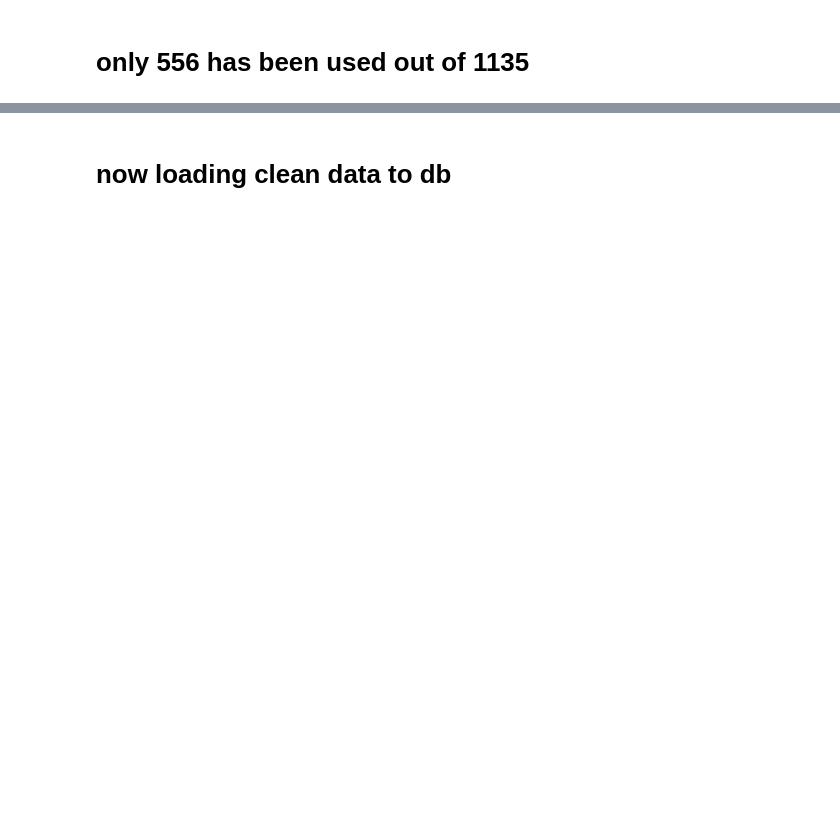
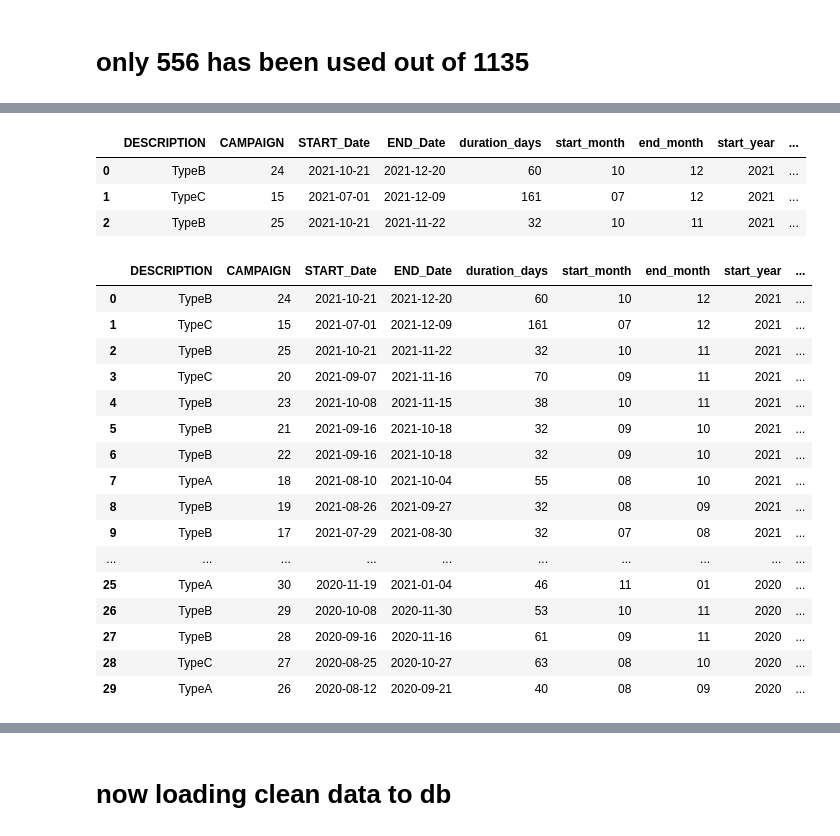
Before and after one commit to smithparekh/Retail-Analysis, a Jupyter notebook: Retail_Analysis.ipynb, the cells around one changed output, grey strips where cells are left out. Drawn from its saved outputs; the diff is of its cells as text; code cells hidden in the pictures; blank space fills up the shorter version.

```diff
--- a/Retail_Analysis.ipynb
+++ b/Retail_Analysis.ipynb
@@ -443,2 +629,7 @@ commodity_coupon
 # %%
-CAMPAIGN_DESC_RAW.drop(['START_DAY','END_DAY'],axis=1,inplace=True)
+CAMPAIGN_DESC_RAW.head(3)
+# %% [output]
+|  | DESCRIPTION | CAMPAIGN | START_Date | END_Date | duration_days | start_month | end_month | start_year | ... |
+| 0 | TypeB | 24 | 2021-10-21 | 2021-12-20 | 60 | 10 | 12 | 2021 | ... |
+| 1 | TypeC | 15 | 2021-07-01 | 2021-12-09 | 161 | 07 | 12 | 2021 | ... |
+| 2 | TypeB | 25 | 2021-10-21 | 2021-11-22 | 32 | 10 | 11 | 2021 | ... |
@@ -452,0 +640,20 @@ COUPON_REDMPT_RAW.drop(['DAY'],axis = 1,inplace=True)
+# %%
+CAMPAIGN_DESC_RAW
+# %% [output]
+|  | DESCRIPTION | CAMPAIGN | START_Date | END_Date | duration_days | start_month | end_month | start_year | ... |
+| 0 | TypeB | 24 | 2021-10-21 | 2021-12-20 | 60 | 10 | 12 | 2021 | ... |
+| 1 | TypeC | 15 | 2021-07-01 | 2021-12-09 | 161 | 07 | 12 | 2021 | ... |
+| 2 | TypeB | 25 | 2021-10-21 | 2021-11-22 | 32 | 10 | 11 | 2021 | ... |
+| 3 | TypeC | 20 | 2021-09-07 | 2021-11-16 | 70 | 09 | 11 | 2021 | ... |
+| 4 | TypeB | 23 | 2021-10-08 | 2021-11-15 | 38 | 10 | 11 | 2021 | ... |
+| 5 | TypeB | 21 | 2021-09-16 | 2021-10-18 | 32 | 09 | 10 | 2021 | ... |
+| 6 | TypeB | 22 | 2021-09-16 | 2021-10-18 | 32 | 09 | 10 | 2021 | ... |
+| 7 | TypeA | 18 | 2021-08-10 | 2021-10-04 | 55 | 08 | 10 | 2021 | ... |
+| 8 | TypeB | 19 | 2021-08-26 | 2021-09-27 | 32 | 08 | 09 | 2021 | ... |
+| 9 | TypeB | 17 | 2021-07-29 | 2021-08-30 | 32 | 07 | 08 | 2021 | ... |
+| ... | ... | ... | ... | ... | ... | ... | ... | ... | ... |
+| 25 | TypeA | 30 | 2020-11-19 | 2021-01-04 | 46 | 11 | 01 | 2020 | ... |
+| 26 | TypeB | 29 | 2020-10-08 | 2020-11-30 | 53 | 10 | 11 | 2020 | ... |
+| 27 | TypeB | 28 | 2020-09-16 | 2020-11-16 | 61 | 09 | 11 | 2020 | ... |
+| 28 | TypeC | 27 | 2020-08-25 | 2020-10-27 | 63 | 08 | 10 | 2020 | ... |
+| 29 | TypeA | 26 | 2020-08-12 | 2020-09-21 | 40 | 08 | 09 | 2020 | ... |
```
Also changed, not shown: parts of 36 cells of this notebook.
